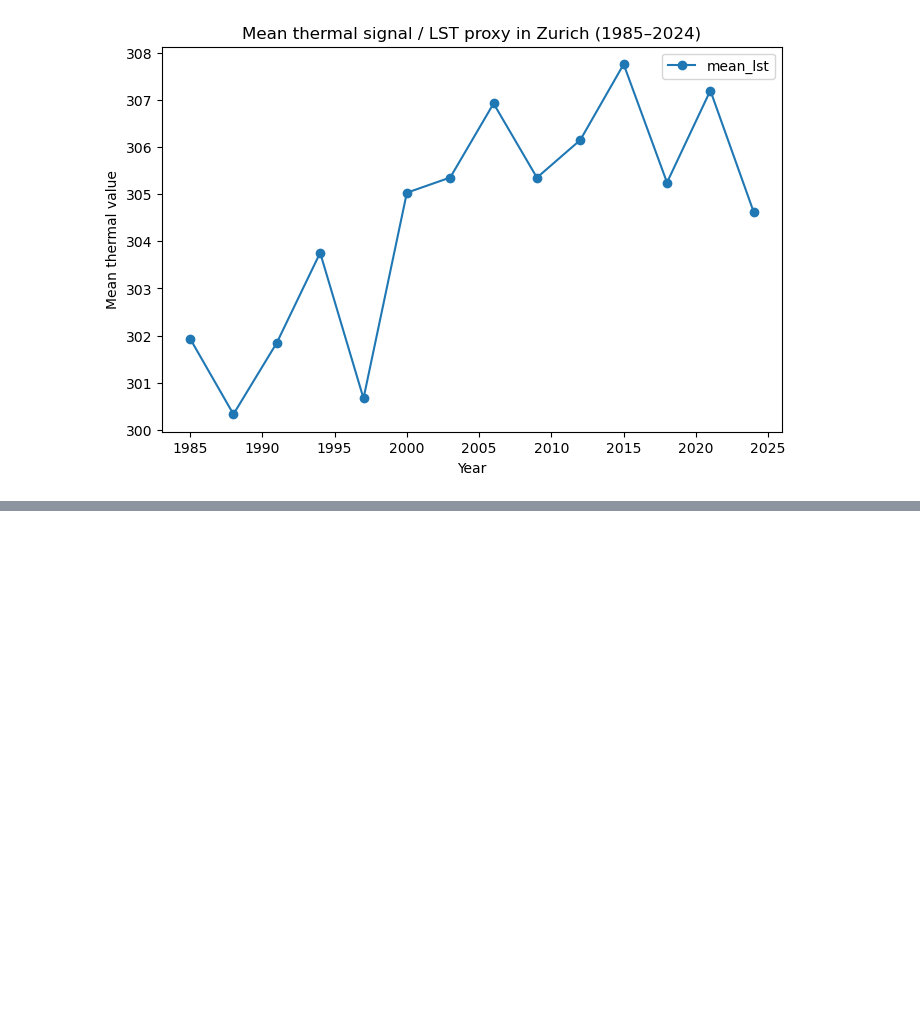
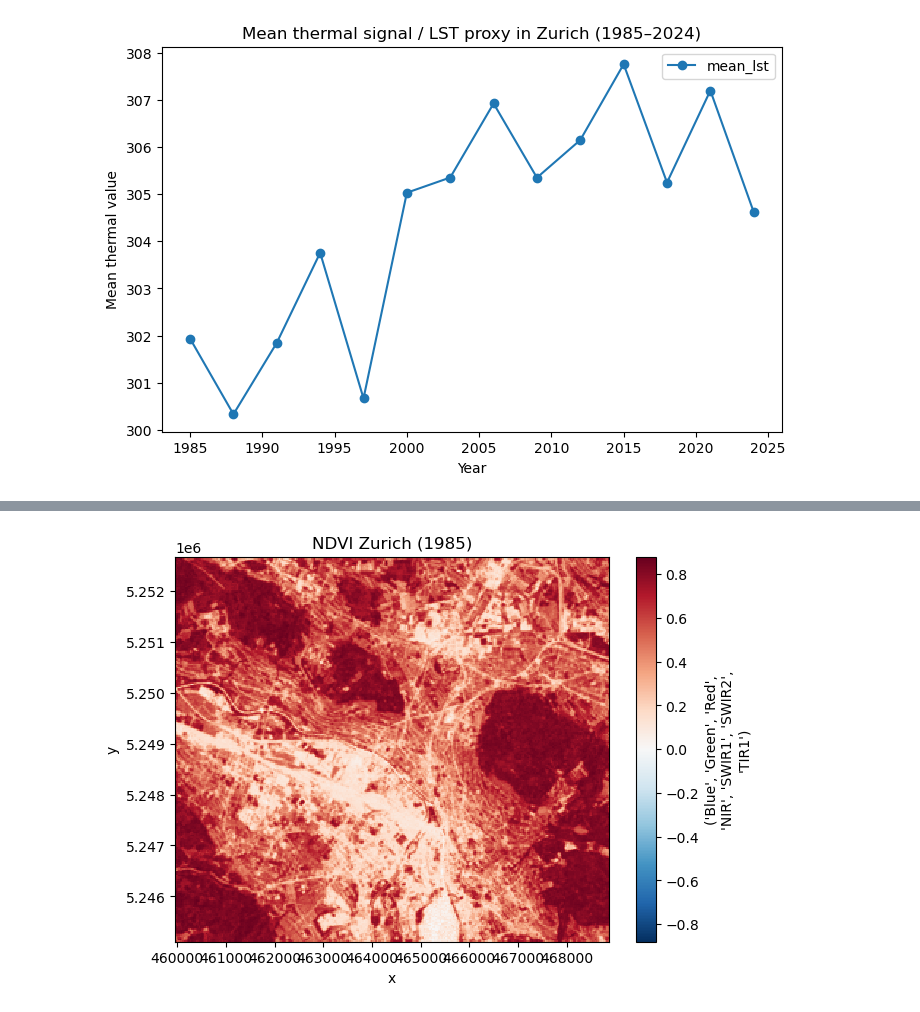
Before and after one commit to silhoe/SDS_project, a Jupyter notebook: notebooks/Project3.ipynb, the cells around one changed output, grey strips where cells are left out. Cells and saved outputs as stored; diff of their text form; code cells hidden in the pictures; blank space fills up the shorter version.

```diff
--- a/notebooks/Project3.ipynb
+++ b/notebooks/Project3.ipynb
@@ -130,0 +130,22 @@ plt.show()
+# %%
+# visually compare first and last date
+data_1985 = rioxarray.open_rasterio("../data/LandsatComposite_Zurich_1985.tif")
+data_2024 = rioxarray.open_rasterio("../data/LandsatComposite_Zurich_2024.tif")
+
+red_1985 = data_1985.sel(band=3)
+nir_1985 = data_1985.sel(band=4)
+lst_1985 = data_1985.sel(band=7)
+
+red_2024 = data_2024.sel(band=3)
+nir_2024 = data_2024.sel(band=4)
+lst_2024 = data_2024.sel(band=7)
+
+ndvi_1985 = (nir_1985 - red_1985) / (nir_1985 + red_1985)
+ndvi_2024 = (nir_2024 - red_2024) / (nir_2024 + red_2024)
+# %%
+ndvi_1985.plot(figsize=(7, 5))
+
+plt.title("NDVI Zurich (1985)")
+plt.show()
+# %% [output]
+[figure, added]
```
Also changed, not shown: parts of 4 cells of this notebook.
